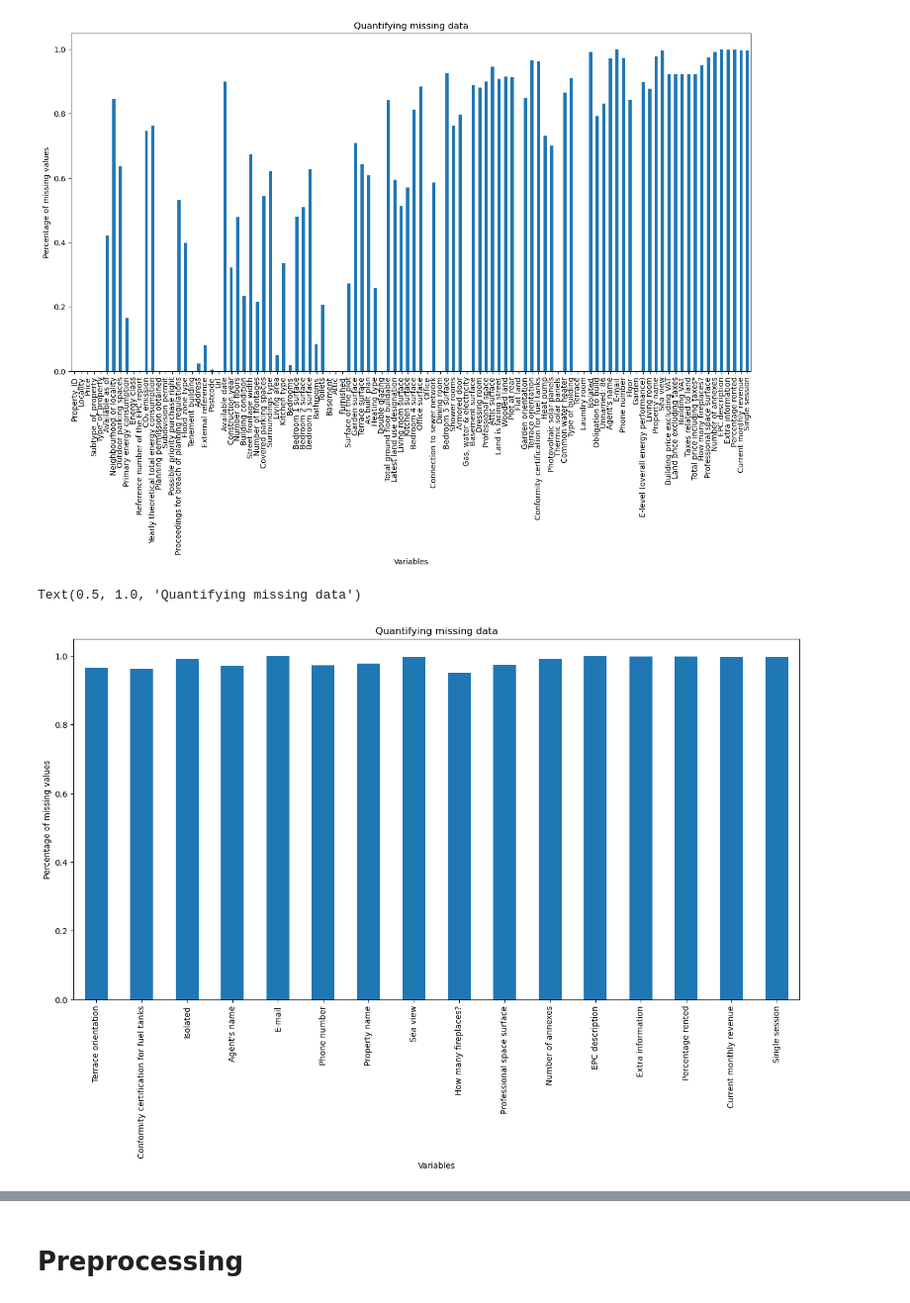
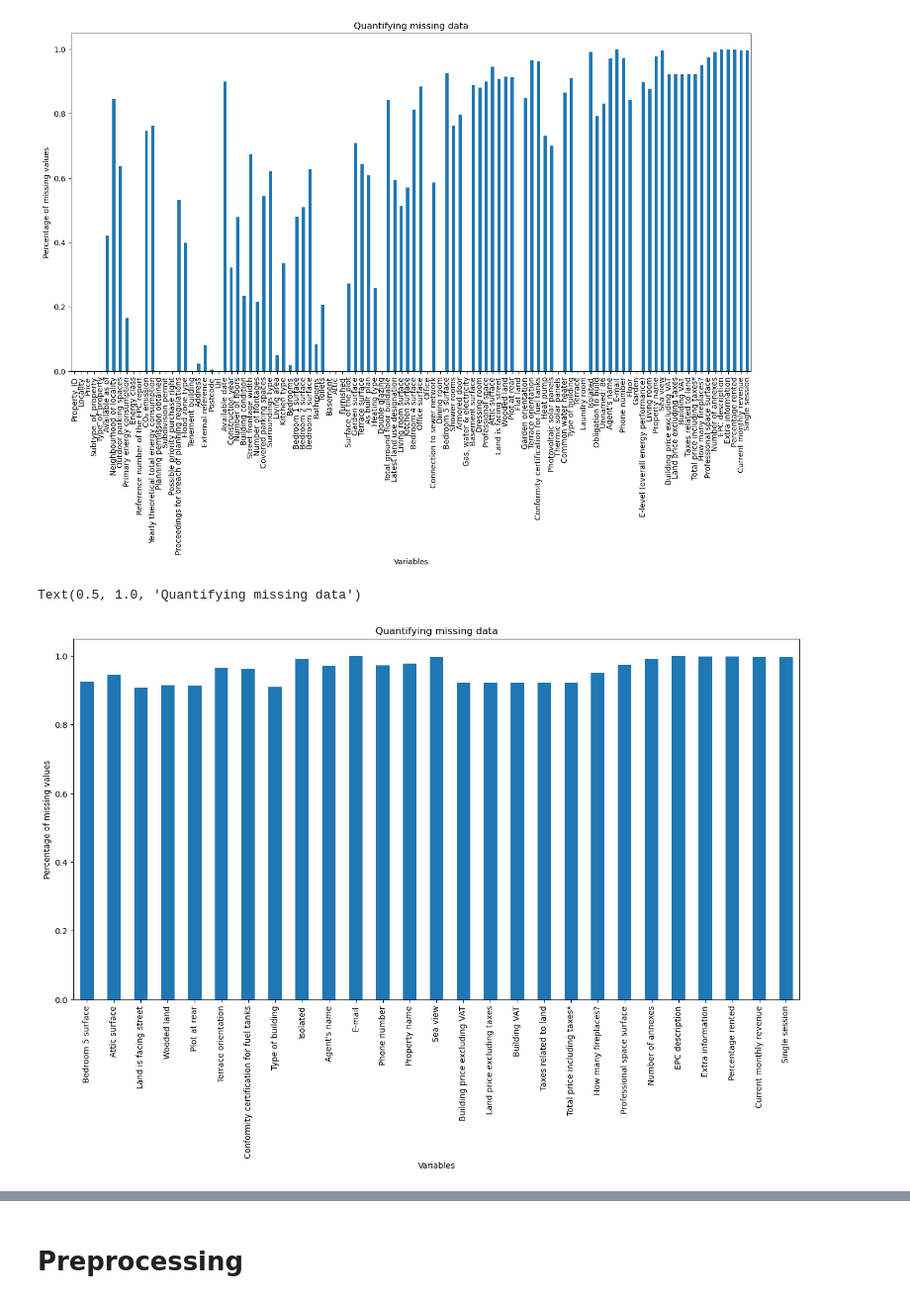
Before and after one commit to jduffy93/immo-eliza-the_chaincoders, a Jupyter notebook: analysis/Jean-analysis-plotnine+cleaning.ipynb, the cells around one changed output, grey strips where cells are left out. Shown at 99% size. Cells and saved outputs as stored; diff of their text form; code cells hidden in the pictures.

```diff
--- a/analysis/Jean-analysis-plotnine+cleaning.ipynb
+++ b/analysis/Jean-analysis-plotnine+cleaning.ipynb
@@ -174,0 +177,17 @@ Index(['Property_ID', 'Locality', 'Price', 'Subtype_of_property',
+# %%
+# Doesn't work
+
+binary_list = []
+for column in immo.columns:
+    if len(immo[column].value_counts()) == 2:
+        binary_list.append(column)
+print(len(binary_list), '\n', binary_list)
+
+immo[binary_list] = immo[binary_list].add_suffix(' (0/1)')
+
+
+binary_list = []
+for column in immo.columns:
+    if len(immo[column].value_counts()) == 2:
+        binary_list.append(column)
+print(len(binary_list), '\n', binary_list)
@@ -250,13 +284,13 @@ Text(0.5, 1.0, 'Quantifying missing data')
 [figure]
 # %%
 high_missing = immo.isnull().mean()
-high_missing = high_missing[high_missing > 0.95] # Only plot features with more than 25% values missing
+high_missing = high_missing[high_missing > 0.9] # Only plot features with more than 25% values missing
 
 high_missing.plot.bar(figsize=(16,8))
 
 plt.ylabel('Percentage of missing values')
 plt.xlabel('Variables')
 plt.title('Quantifying missing data')
 # %% [output]
 Text(0.5, 1.0, 'Quantifying missing data')
-[figure, old version]
+[figure, new version]
```
Also changed, not shown: parts of 16 cells of this notebook.
